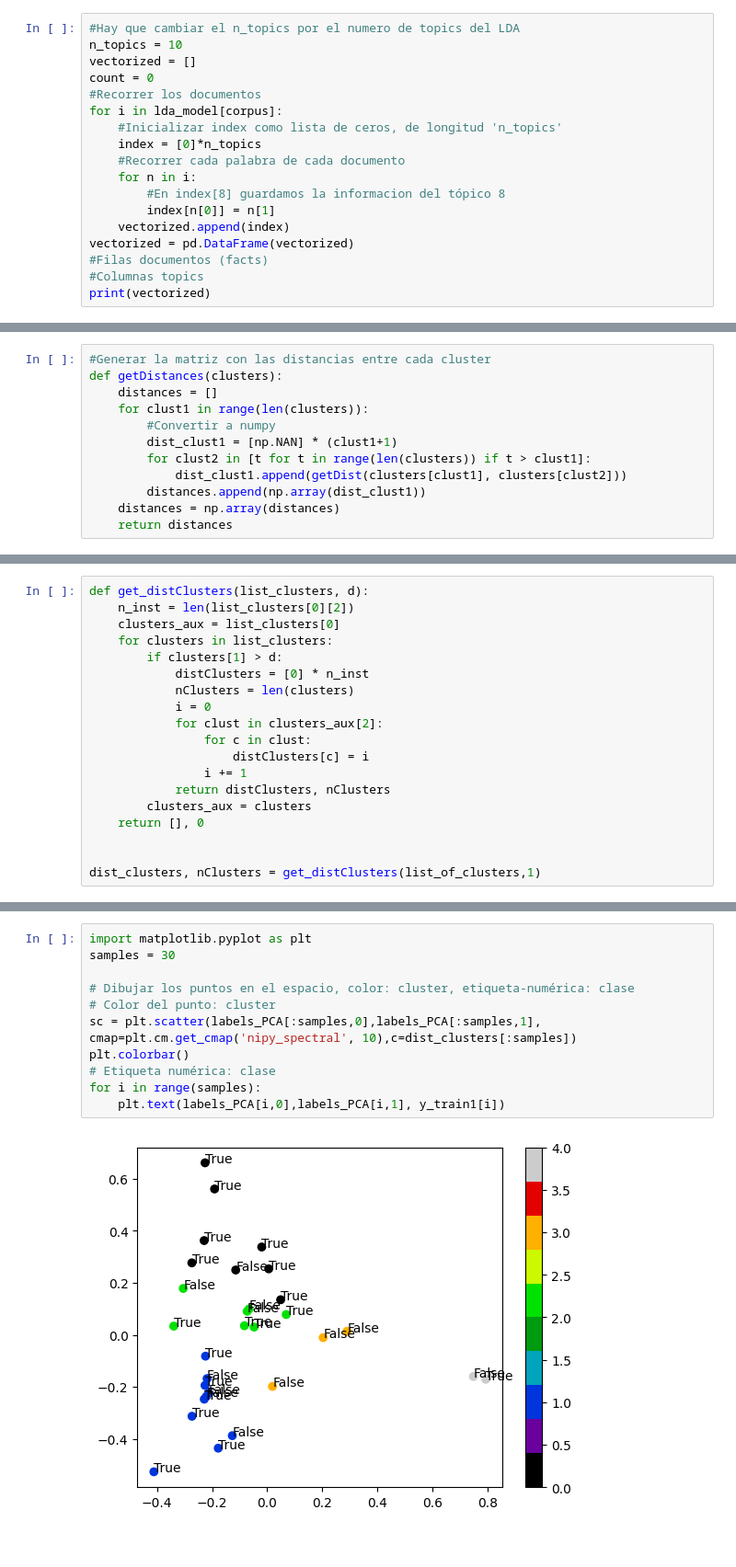
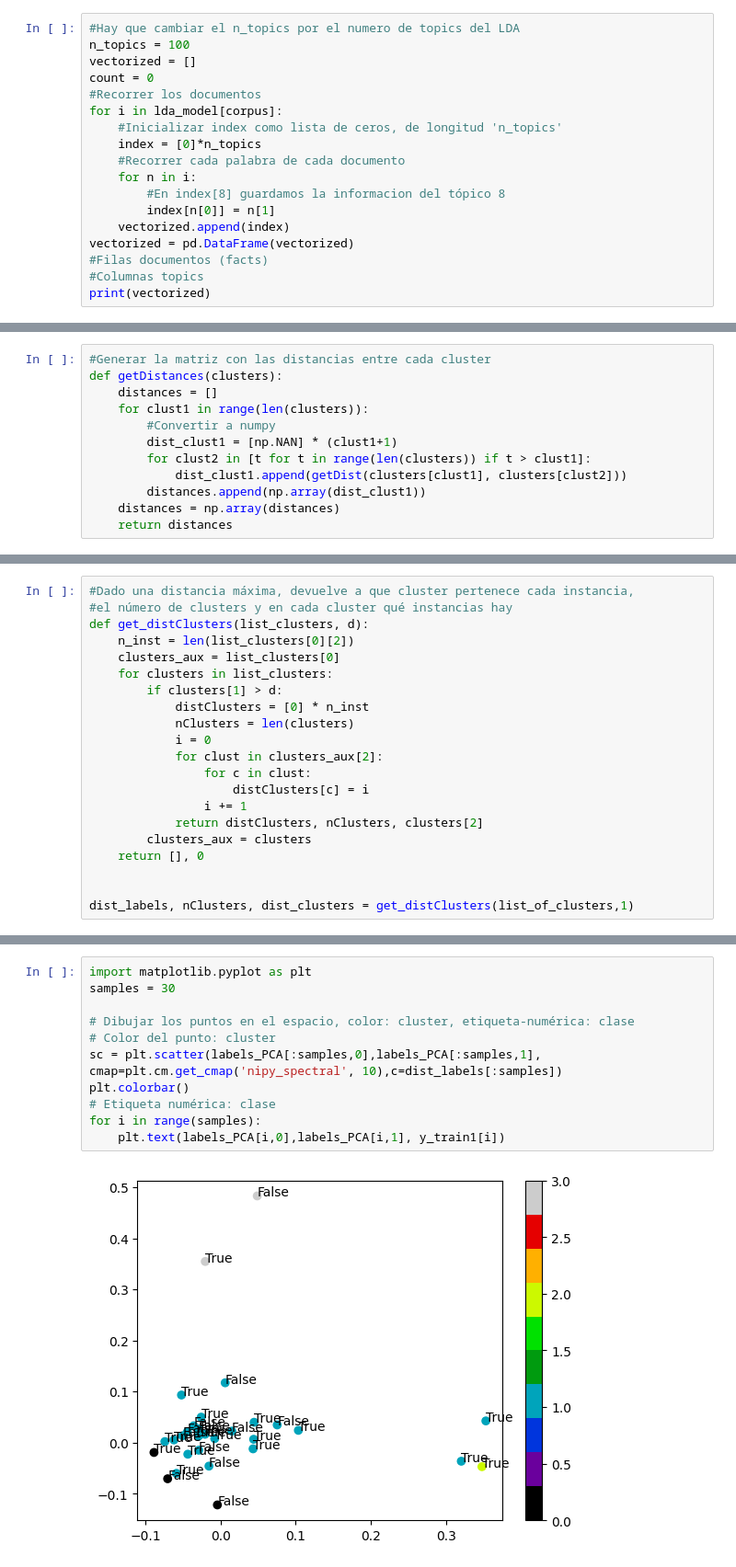
Before and after one commit to korah91/MineriaClustering, a Jupyter notebook: supremeCourt.ipynb, the cells around one changed output, grey strips where cells are left out. Shown at 92% size. Saved outputs shown, nothing was run; the diff lists cells and outputs as text.

```diff
--- a/supremeCourt.ipynb
+++ b/supremeCourt.ipynb
@@ -96,6 +102,6 @@ Topic: 9 (9, '0.031*"court" + 0.016*"district" + 0.013*"appeal" + 0.012*"claim"
 # %%
 #Hay que cambiar el n_topics por el numero de topics del LDA
-n_topics = 10
+n_topics = 100
 vectorized = []
 count = 0
 #Recorrer los documentos
@@ -282,19 +281,0 @@ k_clusters, dist = get_nClusters(list_of_clusters,2)
-# %%
-def get_distClusters(list_clusters, d):
-    n_inst = len(list_clusters[0][2])
-    clusters_aux = list_clusters[0]
-    for clusters in list_clusters:
-        if clusters[1] > d:
-            distClusters = [0] * n_inst
-            nClusters = len(clusters)
-            i = 0
-            for clust in clusters_aux[2]:
-                for c in clust:
-                    distClusters[c] = i
-                i += 1
-            return distClusters, nClusters
-        clusters_aux = clusters
-    return [], 0
-
-
-dist_clusters, nClusters = get_distClusters(list_of_clusters,1)
@@ -346,0 +301,21 @@ for i in range(samples):
+# %%
+#Dado una distancia máxima, devuelve a que cluster pertenece cada instancia,
+#el número de clusters y en cada cluster qué instancias hay
+def get_distClusters(list_clusters, d):
+    n_inst = len(list_clusters[0][2])
+    clusters_aux = list_clusters[0]
+    for clusters in list_clusters:
+        if clusters[1] > d:
+            distClusters = [0] * n_inst
+            nClusters = len(clusters)
+            i = 0
+            for clust in clusters_aux[2]:
+                for c in clust:
+                    distClusters[c] = i
+                i += 1
+            return distClusters, nClusters, clusters[2]
+        clusters_aux = clusters
+    return [], 0
+
+
+dist_labels, nClusters, dist_clusters = get_distClusters(list_of_clusters,1)
@@ -347,13 +368,13 @@ for i in range(samples):
 # %%
 import matplotlib.pyplot as plt
 samples = 30
 
 # Dibujar los puntos en el espacio, color: cluster, etiqueta-numérica: clase
 # Color del punto: cluster
-sc = plt.scatter(labels_PCA[:samples,0],labels_PCA[:samples,1], cmap=plt.cm.get_cmap('nipy_spectral', 10),c=dist_clusters[:samples])
+sc = plt.scatter(labels_PCA[:samples,0],labels_PCA[:samples,1], cmap=plt.cm.get_cmap('nipy_spectral', 10),c=dist_labels[:samples])
 plt.colorbar()
 # Etiqueta numérica: clase
 for i in range(samples):
     plt.text(labels_PCA[i,0],labels_PCA[i,1], y_train1[i])
 # %% [output]
-[figure, old version]
+[figure, new version]
```
Also changed, not shown: parts of 28 cells of this notebook.
